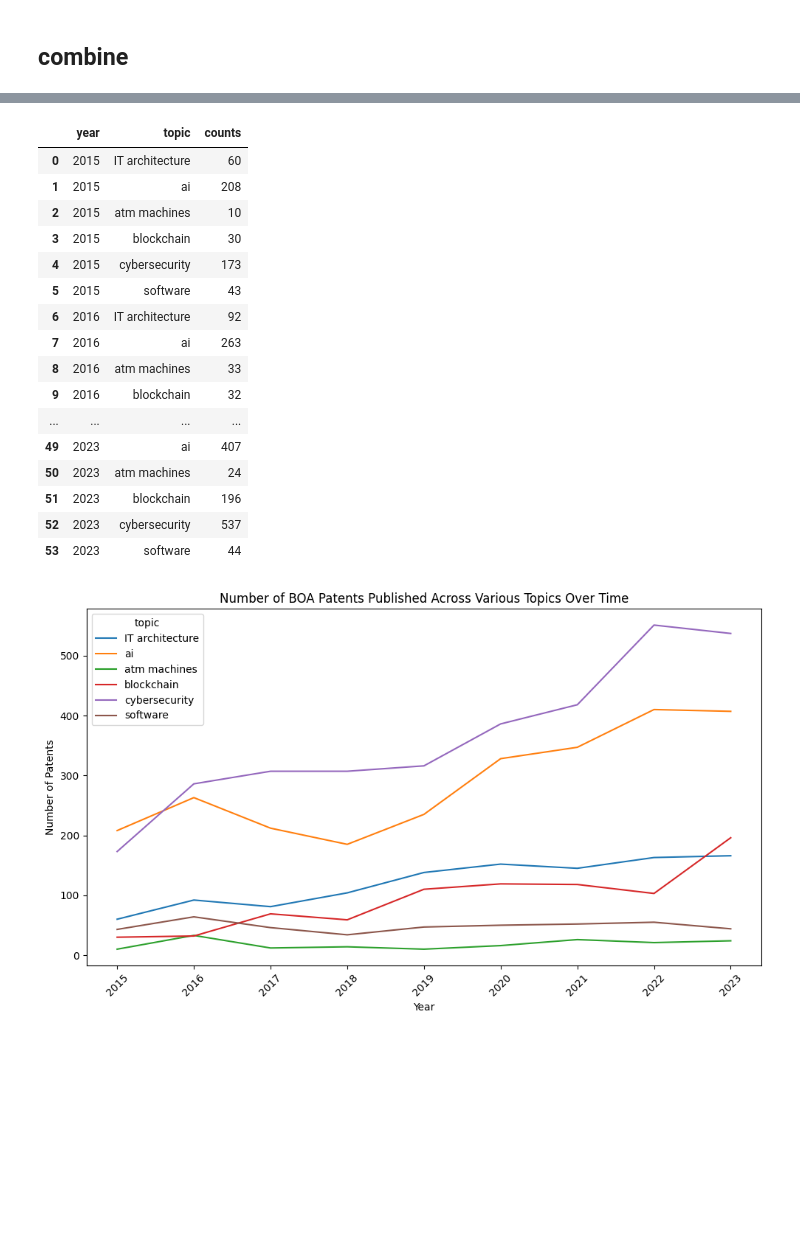
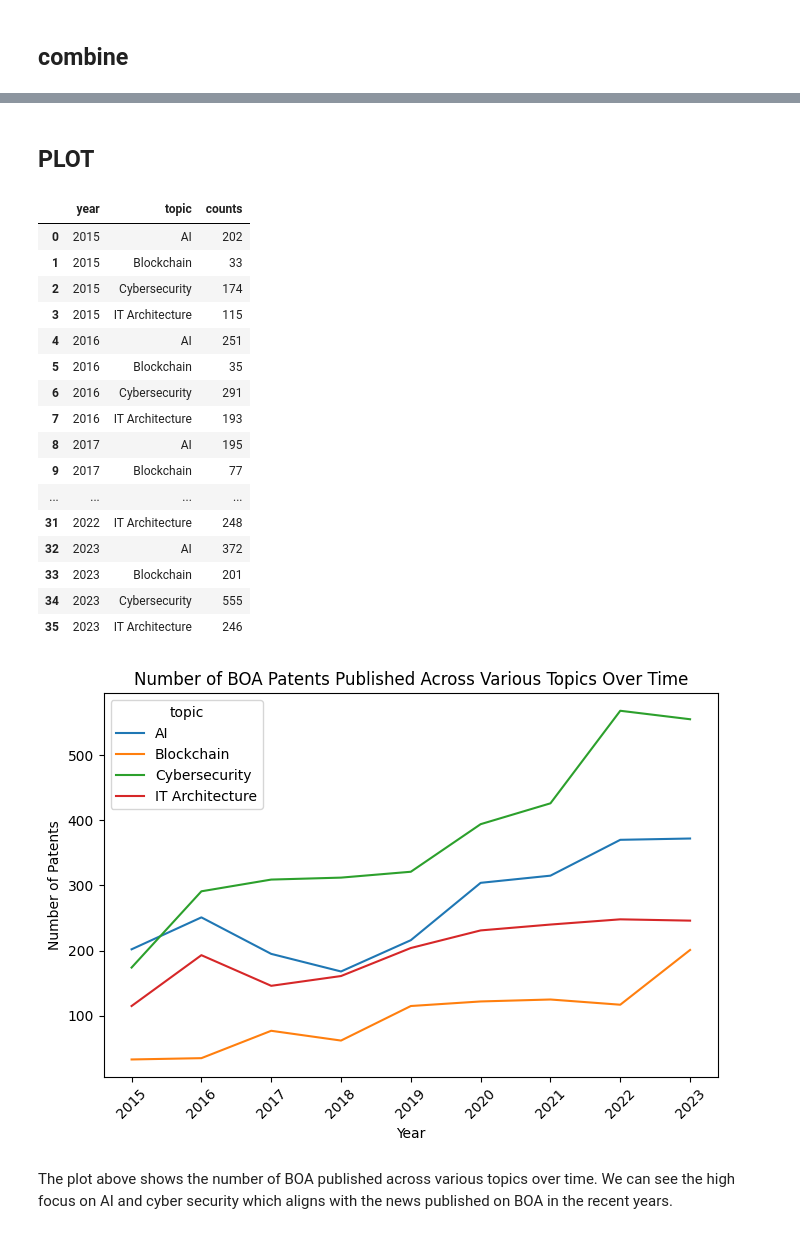
Before and after one commit to cchuenchoksan/Bank-of-America-Digital-Transformation, a Jupyter notebook: BOA_patent.ipynb, the cells around one changed output, grey strips where cells are left out. Drawn from its saved outputs; the diff is of its cells as text; code cells hidden in the pictures; blank space fills up the shorter version.

```diff
--- a/BOA_patent.ipynb
+++ b/BOA_patent.ipynb
@@ -110,3 +101,24 @@ vocab_importance = ['blockchain', 'cybersecurity', 'software', 'atm machines', '
+# %%
+## Use this vocab to sort into more classes
+# vocabulary_dict = {
+#     'AI': ['ai', 'machinelearning', 'artificial', 'intelligence', 'deep', 'neural', 'artificialintelligence', 'generative', 'cnn', 'autoencoder', 'predictive', 'bot', 'bots'],
+#     'NLP': ['nlp', 'lstm', 'chat', 'chatbot', 'chatbots', 'rnn', 'transformer'],
+#     'Blockchain': ['nft', 'block', 'chain', 'blockchain', 'certificate', 'cryptocurrency', 'metaverse', 'nonfungible', 'nfts', 'digitalbitcoin', 'ledgers'],
+#     'Cybersecurity': ['authentication', 'verification', 'signature', 'token', 'vulnerability', 'attack', 'attacks', 'securely', 'secure', 'encrypt', 'phishing', 'security', 'cybersecurity', 'pii', 'malicious', 'dmz'],
+#     'IT Architecture': ['quantum', 'infrastructure', 'infrastructures', 'cloud', 'server', 'virtual',  'backup', 'hardware'],
+#     'Software Development':  ['lpwan', 'module'],
+#     'ATM Machines': ['atm'],
+# }
+# vocab_importance = ['Blockchain', 'Cybersecurity', 'Software Development', 'ATM Machines', 'IT Architecture', 'NLP', 'AI']
+
+# Use this vocab to sort into the main classes
+vocabulary_dict = {
+    'AI': ['ai', 'machinelearning', 'artificial', 'intelligence', 'deep', 'neural', 'artificialintelligence', 'generative', 'cnn', 'autoencoder', 'predictive', 'bot', 'bots', 'nlp', 'lstm', 'chat', 'chatbot', 'chatbots', 'rnn', 'transformer'],
+    'Blockchain': ['nft', 'block', 'chain', 'blockchain', 'certificate', 'cryptocurrency', 'metaverse', 'nonfungible', 'nfts', 'digitalbitcoin', 'ledgers'],
+    'Cybersecurity': ['authentication', 'verification', 'signature', 'token', 'vulnerability', 'attack', 'attacks', 'securely', 'secure', 'encrypt', 'phishing', 'security', 'cybersecurity', 'pii', 'malicious', 'dmz'],
+    'IT Architecture': ['quantum', 'infrastructure', 'infrastructures', 'cloud', 'server', 'virtual',  'backup', 'hardware', 'lpwan', 'module', 'atm'],
+}
+vocab_importance = ['Blockchain', 'Cybersecurity', 'IT Architecture', 'AI']
 # %%
 for word_list, topic in zip(vocabulary_dict.values(), vocabulary_dict):
   print(topic)
@@ -326,6 +325,8 @@ Data columns (total 9 columns):
  8   topic                   9452 non-null   object
 dtypes: datetime64[ns](1), object(8)
 memory usage: 664.7+ KB
+# %% [markdown]
+## PLOT
 # %%
 df_combined['year'] = df_combined['Publication date'].dt.to_period('Y')
 topic_counts = df_combined.groupby(['year', 'topic']).size().reset_index(name='counts')
@@ -335,30 +336,32 @@ topic_counts = topic_counts[topic_counts['year'] != '2024']
 topic_counts
 # %% [output]
 |  | year | topic | counts |
-| 0 | 2015 | IT architecture | 60 |
-| 1 | 2015 | ai | 208 |
-| 2 | 2015 | atm machines | 10 |
-| 3 | 2015 | blockchain | 30 |
-| 4 | 2015 | cybersecurity | 173 |
-| 5 | 2015 | software | 43 |
-| 6 | 2016 | IT architecture | 92 |
-| 7 | 2016 | ai | 263 |
-| 8 | 2016 | atm machines | 33 |
-| 9 | 2016 | blockchain | 32 |
+| 0 | 2015 | AI | 202 |
+| 1 | 2015 | Blockchain | 33 |
+| 2 | 2015 | Cybersecurity | 174 |
+| 3 | 2015 | IT Architecture | 115 |
+| 4 | 2016 | AI | 251 |
+| 5 | 2016 | Blockchain | 35 |
+| 6 | 2016 | Cybersecurity | 291 |
+| 7 | 2016 | IT Architecture | 193 |
+| 8 | 2017 | AI | 195 |
+| 9 | 2017 | Blockchain | 77 |
 | ... | ... | ... | ... |
-| 49 | 2023 | ai | 407 |
-| 50 | 2023 | atm machines | 24 |
-| 51 | 2023 | blockchain | 196 |
-| 52 | 2023 | cybersecurity | 537 |
-| 53 | 2023 | software | 44 |
+| 31 | 2022 | IT Architecture | 248 |
+| 32 | 2023 | AI | 372 |
+| 33 | 2023 | Blockchain | 201 |
+| 34 | 2023 | Cybersecurity | 555 |
+| 35 | 2023 | IT Architecture | 246 |
 # %%
-plt.figure(figsize=(10, 6))
+plt.figure(figsize=(7, 5))
 sns.lineplot(data=topic_counts, x='year', y='counts', hue='topic')
 plt.xticks(rotation=45)
 plt.xlabel('Year')
 plt.ylabel('Number of Patents')
 plt.title('Number of BOA Patents Published Across Various Topics Over Time')
 plt.tight_layout()
 plt.show()
 # %% [output]
-[figure, old version]
+[figure, new version]
+# %% [markdown]
+The plot above shows the number of BOA published across various topics over time. We can see the high focus on AI and cyber security which aligns with the news published on BOA in the recent years.
```
Also changed, not shown: parts of 15 cells of this notebook, 1 other file.
